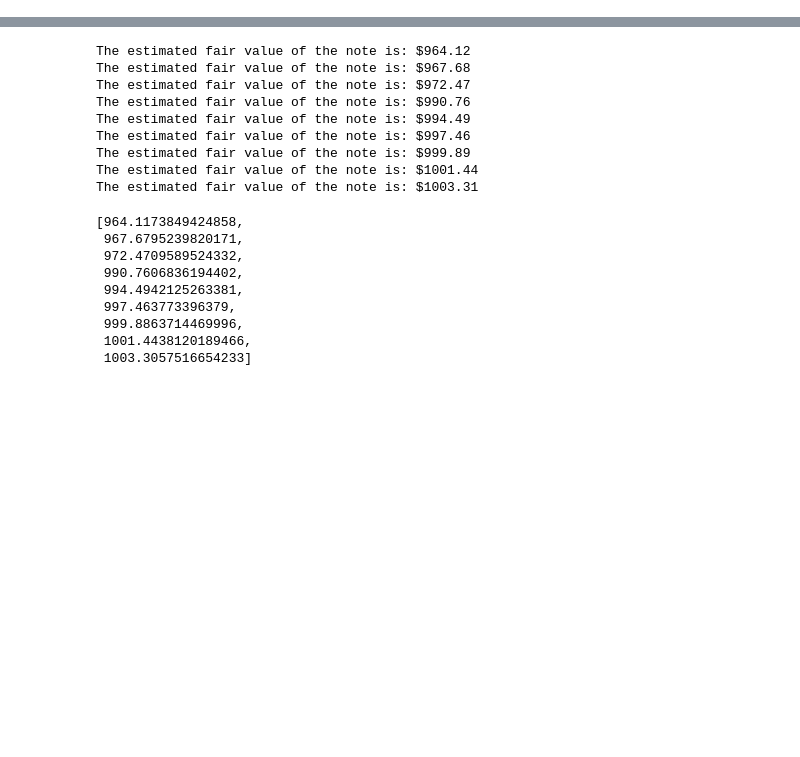
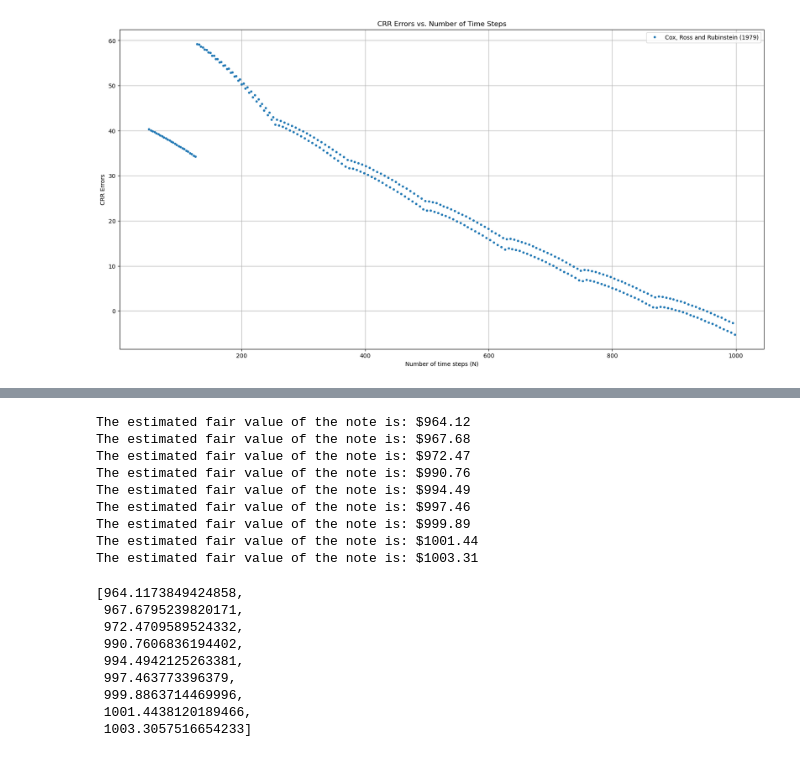
Before and after one commit to yadvesh28/Complex_Derivatives_Valuation_Projects, a Jupyter notebook: Project_1/Issuer_callable.ipynb, the cells around one changed output, grey strips where cells are left out. Saved outputs shown, nothing was run; the diff lists cells and outputs as text; code cells hidden in the pictures; blank space fills up the shorter version.

Commit message:
Error Profiles added

```diff
--- a/Project_1/Issuer_callable.ipynb
+++ b/Project_1/Issuer_callable.ipynb
@@ -2,0 +422,3 @@
+# %%
+# calculate the value of the note for N=1000 time steps LR model
+note_value = Note_Value(S, p, N, dt13, call_start_step, observation_steps, r2, model)
@@ -2,0 +435,8 @@
+# %%
+N_values = range(50, 10000, 3)
+CRR_values = []
+
+for i in N_values:
+    S, p, u, d, model = Stock_tree(i, S0, B, dt02, sigma, r1, D, T0_T2, model='CRR')
+    note_value = Note_Value(S, p, i, dt13, call_start_step, observation_steps, r2, model)
+    CRR_values.append(note_value)
@@ -2,0 +461,13 @@
+# %%
+# assuming note value to be $981.50
+CRR_errors = [(value - 981.50) for value in CRR_values]
+# %%
+df_crr = pd.DataFrame({
+    'N': N_values,
+    'Note_Value': CRR_values,
+    'Errors': CRR_errors
+})
+
+# Add better column names and reset index if needed
+df_crr = df_crr.reset_index(drop=True)
+df_crr.head()
@@ -2,0 +481,12 @@
+# %%
+# plotting the error results
+plt.figure(figsize=(20, 10))
+plt.plot(df_crr['N'],df_crr['Errors'],'o', markersize=3, label='Cox, Ross and Rubinstein (1979)')
+plt.xlabel('Number of time steps (N)')
+plt.ylabel('CRR Errors')
+plt.title('CRR Errors vs. Number of Time Steps')
+plt.legend()
+plt.grid(True)
+plt.show()
+# %% [output]
+[figure, added]
```
Also changed, not shown: parts of 64 cells of this notebook, 9 other files.
